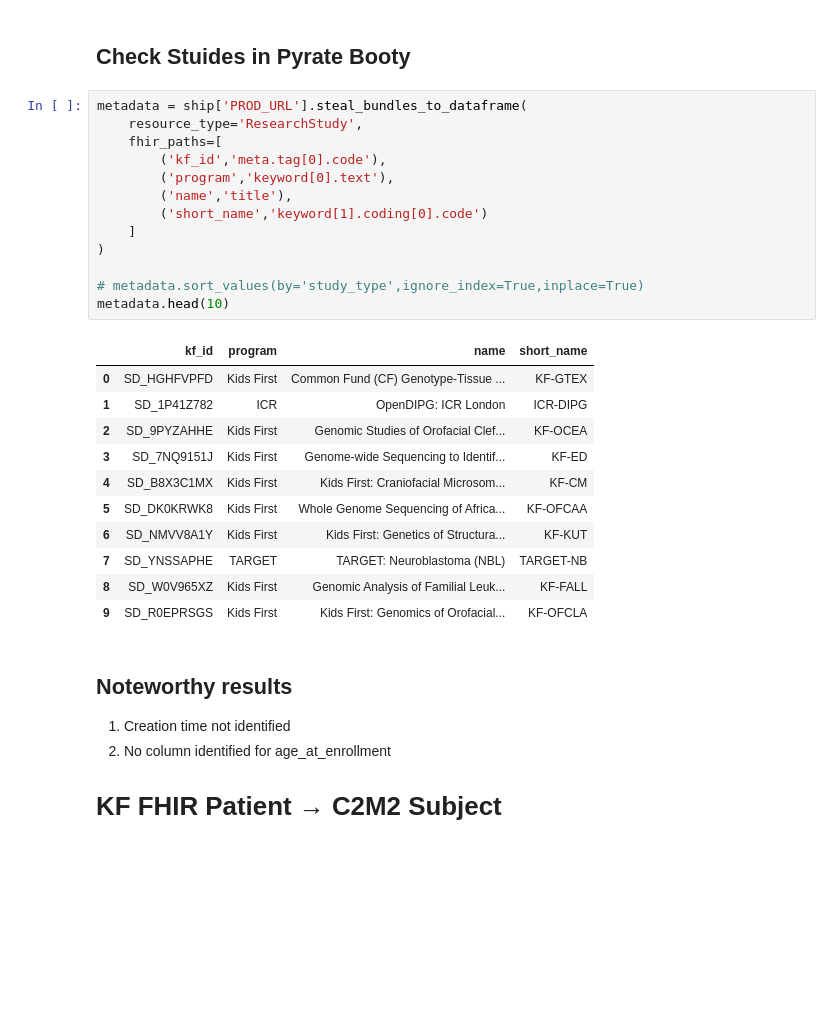
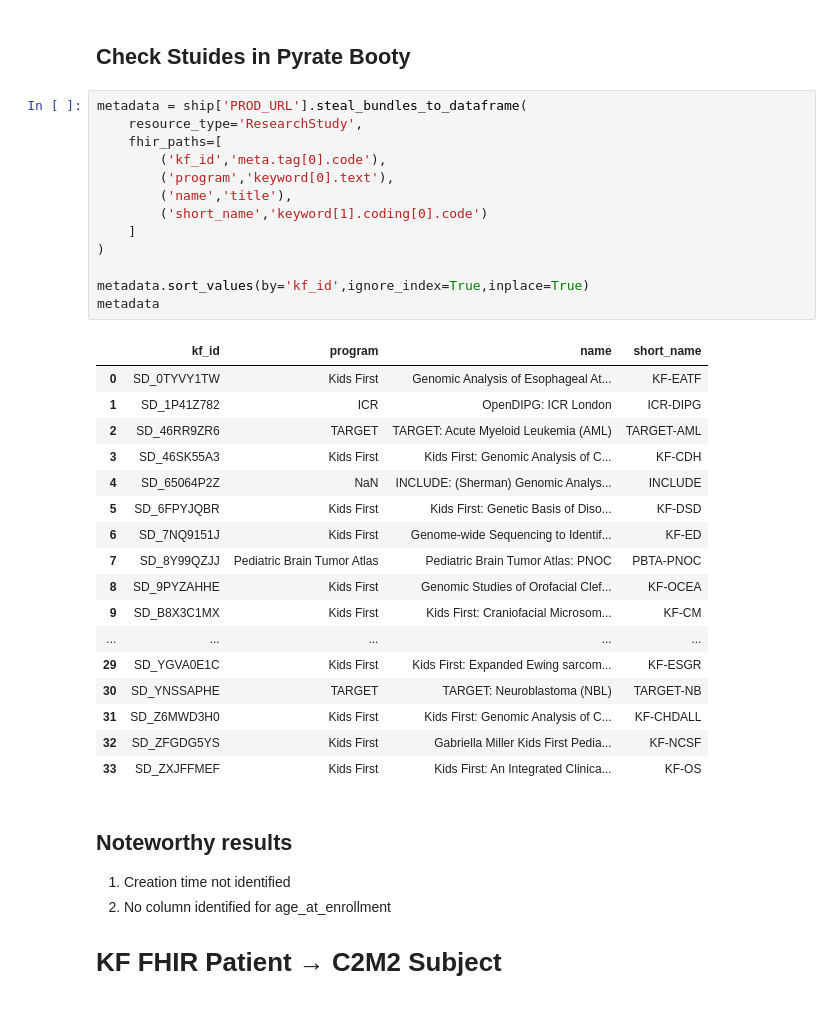
Before and after one commit to kids-first/c2m2-submission-process, a Jupyter notebook: kf_to_c2m2_etl/fhir-ingest.ipynb, the cells around one changed output. Cells and saved outputs as stored; diff of their text form; blank space fills up the shorter version.

```diff
--- a/kf_to_c2m2_etl/fhir-ingest.ipynb
+++ b/kf_to_c2m2_etl/fhir-ingest.ipynb
@@ -90,28 +90,34 @@ Failed to reach: https://kf-api-fhir-service-dev.kidsfirstdrc.org/ResearchStudy?
 # %%
 metadata = ship['PROD_URL'].steal_bundles_to_dataframe(
     resource_type='ResearchStudy',
     fhir_paths=[
         ('kf_id','meta.tag[0].code'),
         ('program','keyword[0].text'),
         ('name','title'),
         ('short_name','keyword[1].coding[0].code')
     ]
 )
 
-# metadata.sort_values(by='study_type',ignore_index=True,inplace=True)
-metadata.head(10)
+metadata.sort_values(by='kf_id',ignore_index=True,inplace=True)
+metadata
 # %% [output]
 |  | kf_id | program | name | short_name |
-| 0 | SD_HGHFVPFD | Kids First | Common Fund (CF) Genotype-Tissue ... | KF-GTEX |
+| 0 | SD_0TYVY1TW | Kids First | Genomic Analysis of Esophageal At... | KF-EATF |
 | 1 | SD_1P41Z782 | ICR | OpenDIPG: ICR London | ICR-DIPG |
-| 2 | SD_9PYZAHHE | Kids First | Genomic Studies of Orofacial Clef... | KF-OCEA |
-| 3 | SD_7NQ9151J | Kids First | Genome-wide Sequencing to Identif... | KF-ED |
-| 4 | SD_B8X3C1MX | Kids First | Kids First: Craniofacial Microsom... | KF-CM |
-| 5 | SD_DK0KRWK8 | Kids First | Whole Genome Sequencing of Africa... | KF-OFCAA |
-| 6 | SD_NMVV8A1Y | Kids First | Kids First: Genetics of Structura... | KF-KUT |
-| 7 | SD_YNSSAPHE | TARGET | TARGET: Neuroblastoma (NBL) | TARGET-NB |
-| 8 | SD_W0V965XZ | Kids First | Genomic Analysis of Familial Leuk... | KF-FALL |
-| 9 | SD_R0EPRSGS | Kids First | Kids First: Genomics of Orofacial... | KF-OFCLA |
+| 2 | SD_46RR9ZR6 | TARGET | TARGET: Acute Myeloid Leukemia (AML) | TARGET-AML |
+| 3 | SD_46SK55A3 | Kids First | Kids First: Genomic Analysis of C... | KF-CDH |
+| 4 | SD_65064P2Z | NaN | INCLUDE: (Sherman) Genomic Analys... | INCLUDE |
+| 5 | SD_6FPYJQBR | Kids First | Kids First: Genetic Basis of Diso... | KF-DSD |
+| 6 | SD_7NQ9151J | Kids First | Genome-wide Sequencing to Identif... | KF-ED |
+| 7 | SD_8Y99QZJJ | Pediatric Brain Tumor Atlas | Pediatric Brain Tumor Atlas: PNOC | PBTA-PNOC |
+| 8 | SD_9PYZAHHE | Kids First | Genomic Studies of Orofacial Clef... | KF-OCEA |
+| 9 | SD_B8X3C1MX | Kids First | Kids First: Craniofacial Microsom... | KF-CM |
+| ... | ... | ... | ... | ... |
+| 29 | SD_YGVA0E1C | Kids First | Kids First: Expanded Ewing sarcom... | KF-ESGR |
+| 30 | SD_YNSSAPHE | TARGET | TARGET: Neuroblastoma (NBL) | TARGET-NB |
+| 31 | SD_Z6MWD3H0 | Kids First | Kids First: Genomic Analysis of C... | KF-CHDALL |
+| 32 | SD_ZFGDG5YS | Kids First | Gabriella Miller Kids First Pedia... | KF-NCSF |
+| 33 | SD_ZXJFFMEF | Kids First | Kids First: An Integrated Clinica... | KF-OS |
 # %% [markdown]
 ## Noteworthy results
 1. Creation time not identified
```
Also changed, not shown: parts of 8 cells of this notebook, 3 other files.
